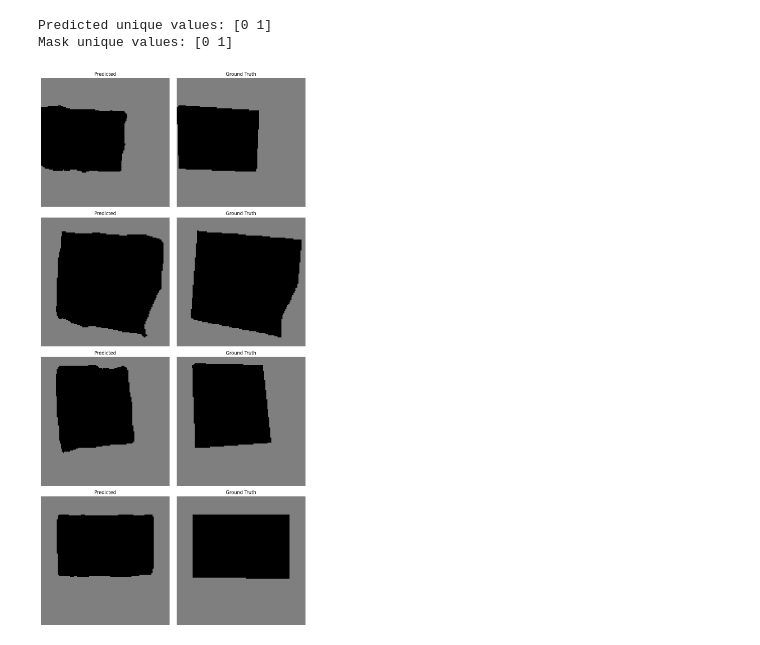
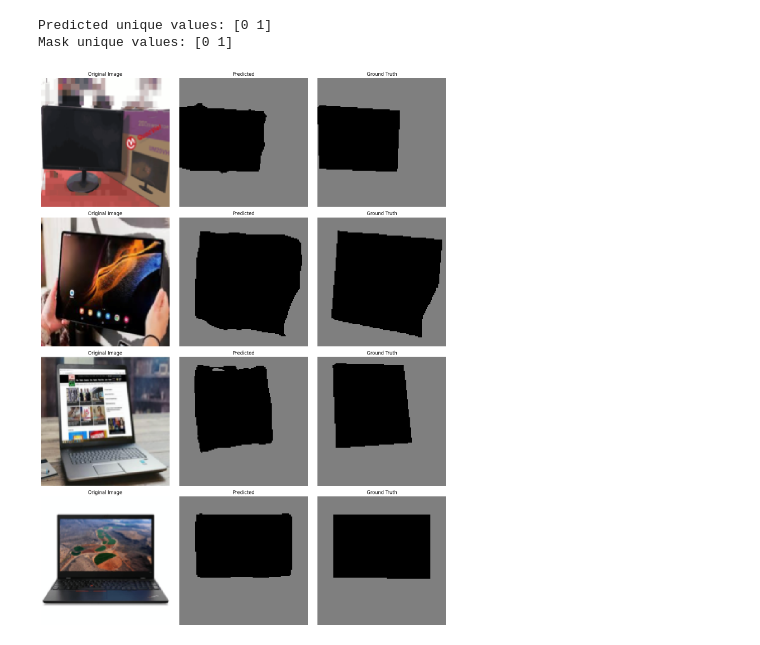
Before and after one commit to FreeCadelca/DisplaySegmentation, a Jupyter notebook: model.ipynb, the cells around one changed output. Cells and saved outputs as stored; diff of their text form; code cells hidden in the pictures.

```diff
--- a/model.ipynb
+++ b/model.ipynb
@@ -6,8 +6,6 @@ import os
 from PIL import Image
 
 class SemanticSegmentationDataset(Dataset):
-    """Image (semantic) segmentation dataset."""
-
     def __init__(self, root_dir, feature_extractor):
         self.root_dir = root_dir
         self.feature_extractor = feature_extractor
@@ -50,7 +48,9 @@ class SemanticSegmentationDataset(Dataset):
         encoded_inputs = self.feature_extractor(image, segmentation_map, return_tensors="pt")
         for k, v in encoded_inputs.items():
             encoded_inputs[k].squeeze_()
+        # ОЧЕНЬ ВАЖНАЯ СТРОЧКА
         encoded_inputs['labels'] = (encoded_inputs['labels'] > 0).long()  # 0/1/255 -> 0/1
+
         return encoded_inputs
 # %%
 import pytorch_lightning as pl
@@ -91,7 +91,7 @@ class SegformerFinetuner(pl.LightningModule):
         self.validation_step_outputs = []
         self.test_step_outputs = []
 
-    def forward(self, images, masks=None):  # Обновили: masks теперь необязательный
+    def forward(self, images, masks=None):
         images = images.to(self.device)
         if masks is not None:
             masks = masks.to(self.device)
@@ -191,7 +191,7 @@ class SegformerFinetuner(pl.LightningModule):
         self.test_step_outputs.clear()
 
     def configure_optimizers(self):
-        return torch.optim.Adam([p for p in self.parameters() if p.requires_grad], lr=2e-04, eps=1e-08)
+        return torch.optim.Adam([p for p in self.parameters() if p.requires_grad], lr=2e-05, eps=1e-08)
 
     def train_dataloader(self):
         return self.train_dl
@@ -293,11 +314,9 @@ C:\Users\Dmitriy\AppData\Local\Programs\Python\Python312\Lib\site-packages\pytor
 # %%
 from matplotlib import pyplot as plt
 
-# Функция визуализации из урока
 color_map = {
-    0: (0, 0, 0),    # background - черный
-    1: (127, 127, 127),  # screen - серый
-    # 255: (255, 255, 255)
+    0: (0, 0, 0),
+    1: (127, 127, 127),
 }
 
 def prediction_to_vis(prediction):
@@ -306,43 +325,65 @@ def prediction_to_vis(prediction):
     for i, c in color_map.items():
         vis[prediction == i] = color_map[i]
     return Image.fromarray(vis.astype(np.uint8))
+
+def tensor_to_image(tensor):
+    """Преобразует тензор PyTorch [3, H, W] в изображение [H, W, 3] для отображения."""
+    # Переводим тензор в NumPy, меняем порядок осей (C, H, W) -> (H, W, C)
+    image = tensor.cpu().numpy().transpose(1, 2, 0)
+    # Денормализуем: feature_extractor нормализует пиксели в диапазон [0, 1] с mean и std,
+    # возвращаем их в [0, 255]
+    mean = np.array([0.485, 0.456, 0.406])  # Значения из ImageNet
+    std = np.array([0.229, 0.224, 0.225])
+    image = (image * std + mean) * 255  # Обратная нормализация
+    image = np.clip(image, 0, 255).astype(np.uint8)
+    return Image.fromarray(image)
 
 # Визуализация предсказаний
 segformer_finetuner.eval()
 segformer_finetuner.to("cuda")
 with torch.no_grad():
     for batch in test_dataloader:
         images, masks = batch['pixel_values'], batch['labels']
         images = images.to("cuda")
         masks = masks.to("cuda")
         outputs = segformer_finetuner.model(images, masks)
         loss, logits = outputs[0], outputs[1]
         upsampled_logits = nn.functional.interpolate(
             logits,
             size=masks.shape[-2:],
             mode="bilinear",
             align_corners=False
         )
         predicted = upsampled_logits.argmax(dim=1).cpu().numpy()
         masks = masks.cpu().numpy()
+        images = images.cpu()  # Переносим изображения обратно на CPU
 
         print("Predicted unique values:", np.unique(predicted))
         print("Mask unique values:", np.unique(masks))
 
-        f, axarr = plt.subplots(4, 2, figsize=(10, 20))
+        f, axarr = plt.subplots(4, 3, figsize=(15, 20))
         for i in range(4):
+            # Исходное изображение
+            original_image = tensor_to_image(images[i])
+            axarr[i, 0].imshow(original_image)
+            axarr[i, 0].set_title("Original Image")
+            axarr[i, 0].axis("off")
+
+            # Предсказанная маска
             pred_vis = prediction_to_vis(predicted[i, :, :])
+            axarr[i, 1].imshow(pred_vis)
+            axarr[i, 1].set_title("Predicted")
+            axarr[i, 1].axis("off")
+
+            # Истинная маска
             mask_vis = prediction_to_vis(masks[i, :, :])
-            axarr[i, 0].imshow(pred_vis)
-            axarr[i, 0].set_title("Predicted")
-            axarr[i, 1].imshow(mask_vis)
-            axarr[i, 1].set_title("Ground Truth")
-            axarr[i, 0].axis("off")
-            axarr[i, 1].axis("off")
+            axarr[i, 2].imshow(mask_vis)
+            axarr[i, 2].set_title("Ground Truth")
+            axarr[i, 2].axis("off")
         plt.tight_layout()
         plt.show()
         break
 # %% [output]
 Predicted unique values: [0 1]
 Mask unique values: [0 1]
-[figure, old version]
+[figure, new version]
```
Also changed, not shown: parts of 2 cells of this notebook, 9 other files.
